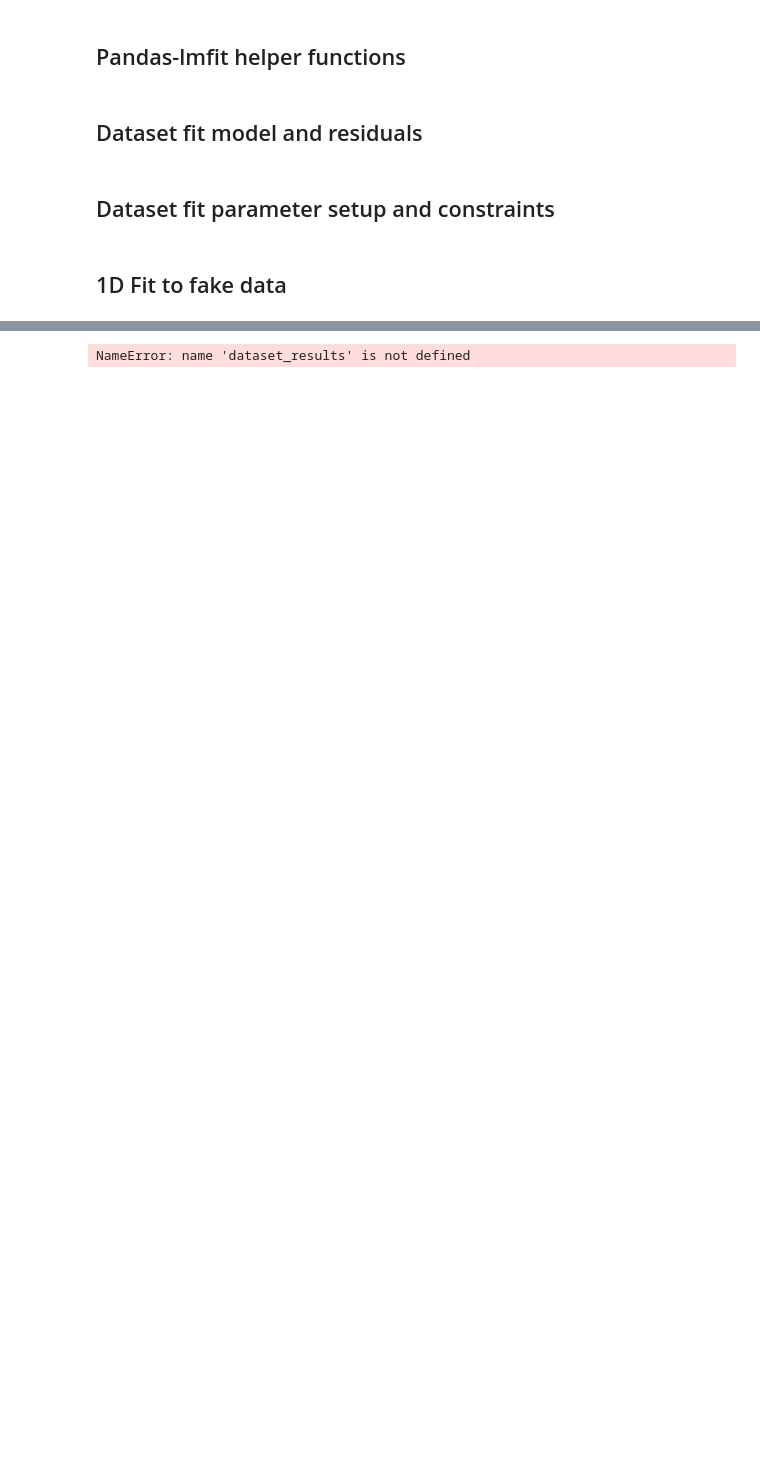
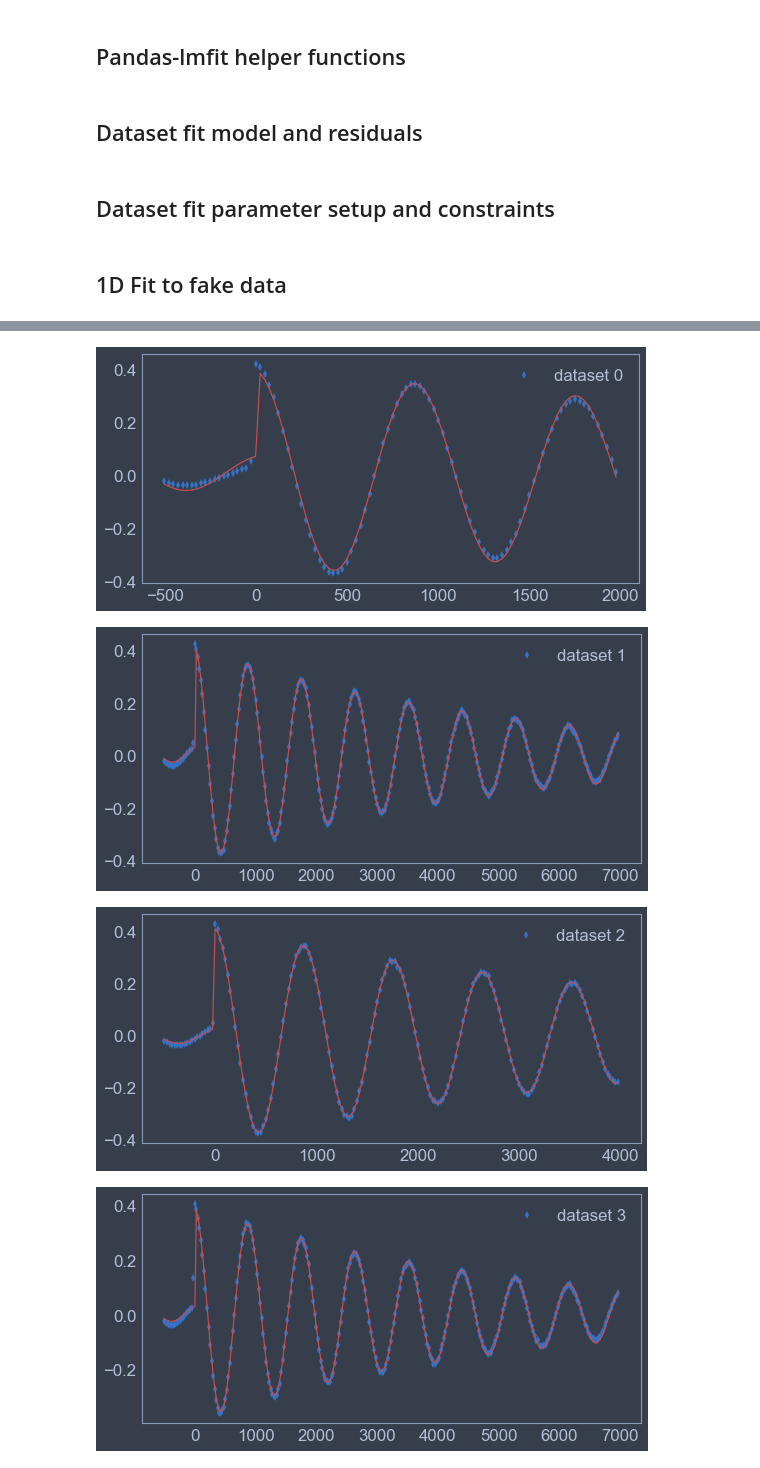
Before and after one commit to mwmacmahon/experimentdataanalysis, a Jupyter notebook: example_processing_joe_trkr.ipynb, the cells around one changed output, grey strips where cells are left out. Saved outputs shown, nothing was run; the diff lists cells and outputs as text; code cells hidden in the pictures; blank space fills up the shorter version.

```diff
--- a/example_processing_joe_trkr.ipynb
+++ b/example_processing_joe_trkr.ipynb
@@ -334,5 +387,20 @@ new_df.head()
-# %%
-result = dataset_results[0]
-result.chisqr
-# %% [output]
-NameError: name 'dataset_results' is not defined
+# %%
+# PLOT FIT RESULTS
+result_indices_to_plot = [0, 1, 2, 3]
+for result_index in result_indices_to_plot:
+    dataset_index_2d = np.int(results_df.index[result_index])
+    result = minimize_results[dataset_index_2d]
+    xvals = df.loc[dataset_index_2d].probe_delay
+    yvals = df.loc[dataset_index_2d].lockin2
+    fit_yvals = residuals_fcn(result.params,
+                              df.loc[dataset_index_2d].probe_delay,
+                              df.loc[dataset_index_2d].b_external)
+    plt.figure(figsize=(8,4))
+    plt.plot(xvals, yvals, 'bd', label='dataset {}'.format(result_index))
+    plt.plot(xvals, fit_yvals, 'r')
+    plt.legend()
+# %% [output]
+[figure, added]
+[figure, added]
+[figure, added]
+[figure, added]
```
Also changed, not shown: parts of 15 cells of this notebook, 9 other files.
